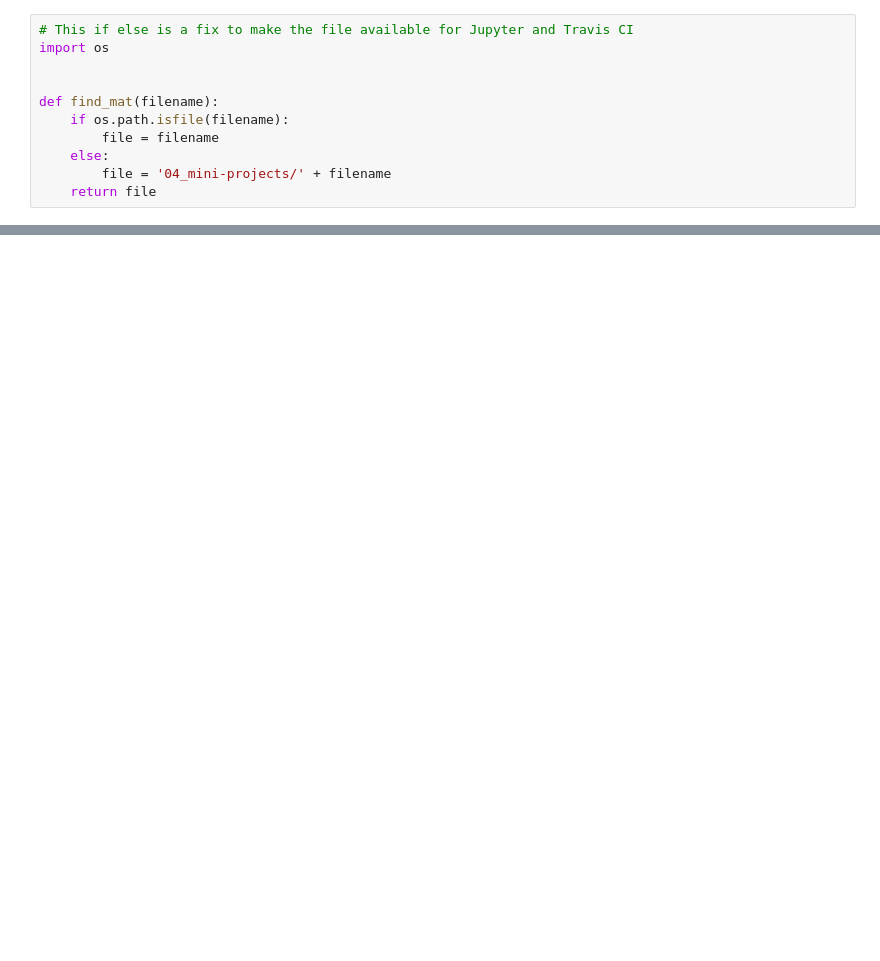
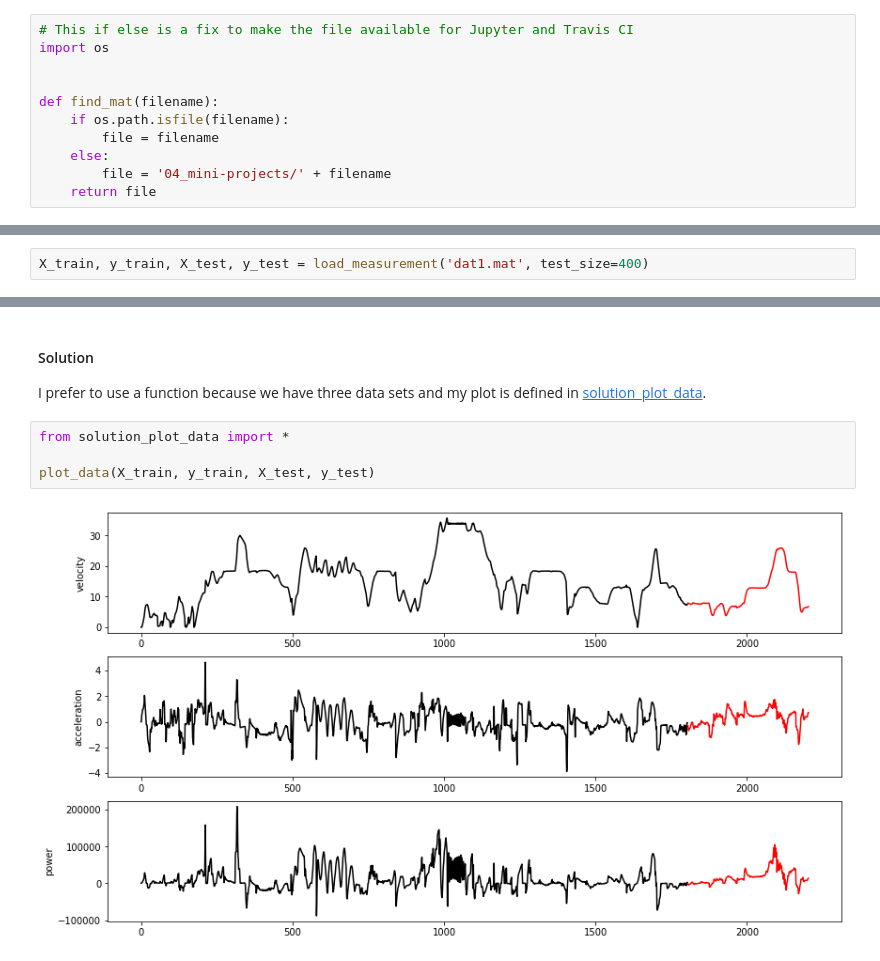
Before and after one commit to StephanRhode/py-algorithms-4-automotive-engineering, a Jupyter notebook: 04_mini-projects/02_e-vehicle-powertrain-model.ipynb, the cells around one changed output, grey strips where cells are left out. Cells and saved outputs as stored; diff of their text form; blank space fills up the shorter version.

```diff
--- a/04_mini-projects/02_e-vehicle-powertrain-model.ipynb
+++ b/04_mini-projects/02_e-vehicle-powertrain-model.ipynb
@@ -67,0 +109,2 @@ plt.plot(mat["Bval"])
+# %%
+X_train, y_train, X_test, y_test = load_measurement('dat1.mat', test_size=400)
@@ -67,0 +153,9 @@ plt.plot(mat["Bval"])
+# %% [markdown]
+#### Solution
+I prefer to use a function because we have three data sets and my plot is defined in [solution_plot_data](solution_plot_data.py).
+# %%
+from solution_plot_data import *
+
+plot_data(X_train, y_train, X_test, y_test)
+# %% [output]
+[figure, added]
```
Also changed, not shown: parts of 36 cells of this notebook, 2 other files.
